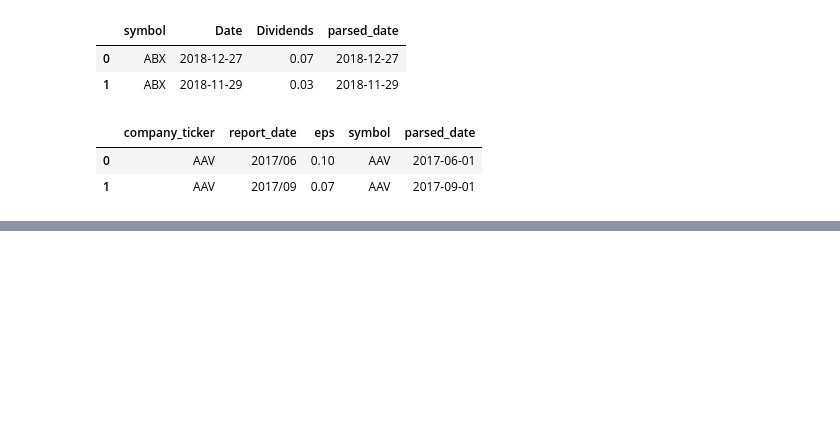
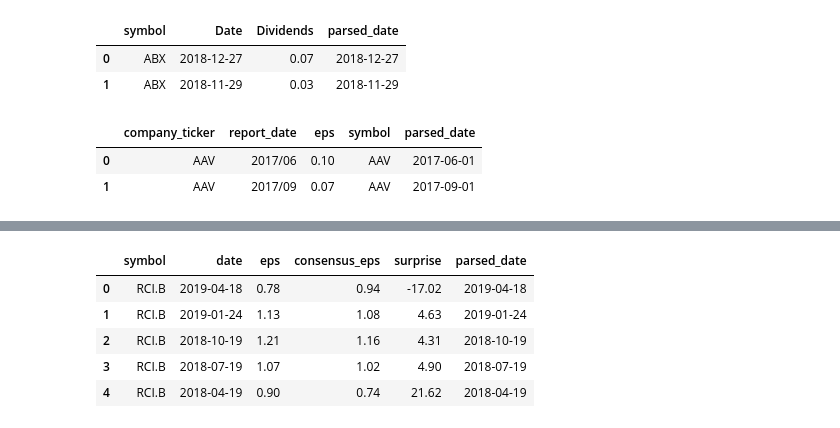
Before and after one commit to ismith1024/Finance-Scraping-Stripts, a Jupyter notebook: notebooks/advfn_yahoo_integration.ipynb, the cells around one changed output, grey strips where cells are left out. Saved outputs shown, nothing was run; the diff lists cells and outputs as text; code cells hidden in the pictures; blank space fills up the shorter version.

```diff
--- a/notebooks/advfn_yahoo_integration.ipynb
+++ b/notebooks/advfn_yahoo_integration.ipynb
@@ -58 +78,11 @@ df_advfn.head(2)
+# %%
+df_tmx['parsed_date'] = df_tmx['date'].apply(lambda x: datetime.datetime.strptime(x, '%Y-%m-%d'))
+df_tmx.head(5)
+# %% [output]
+|  | symbol | date | eps | consensus_eps | surprise | parsed_date |
+| 0 | RCI.B | 2019-04-18 | 0.78 | 0.94 | -17.02 | 2019-04-18 |
+| 1 | RCI.B | 2019-01-24 | 1.13 | 1.08 | 4.63 | 2019-01-24 |
+| 2 | RCI.B | 2018-10-19 | 1.21 | 1.16 | 4.31 | 2018-10-19 |
+| 3 | RCI.B | 2018-07-19 | 1.07 | 1.02 | 4.90 | 2018-07-19 |
+| 4 | RCI.B | 2018-04-19 | 0.90 | 0.74 | 21.62 | 2018-04-19 |
 # %%
```
Also changed, not shown: parts of 6 cells of this notebook.
